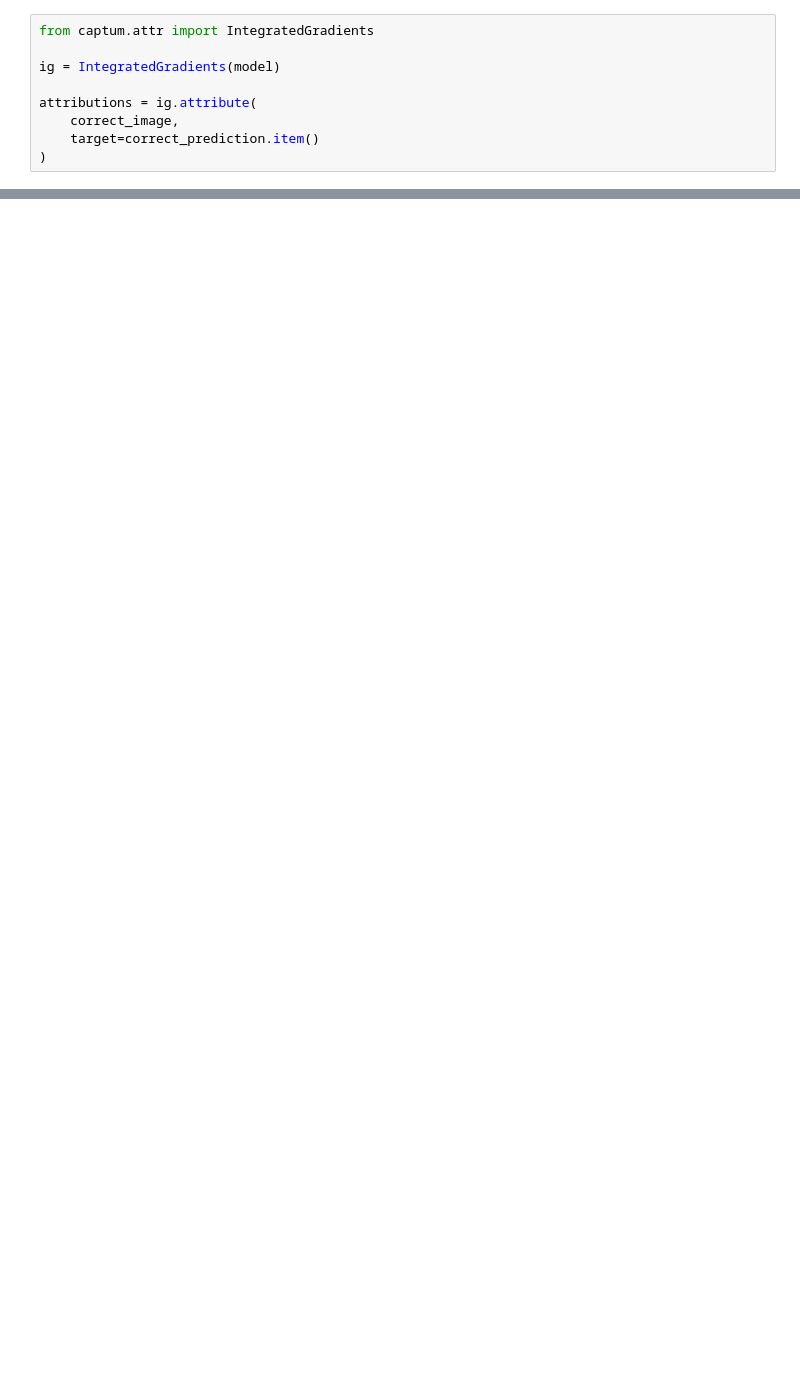
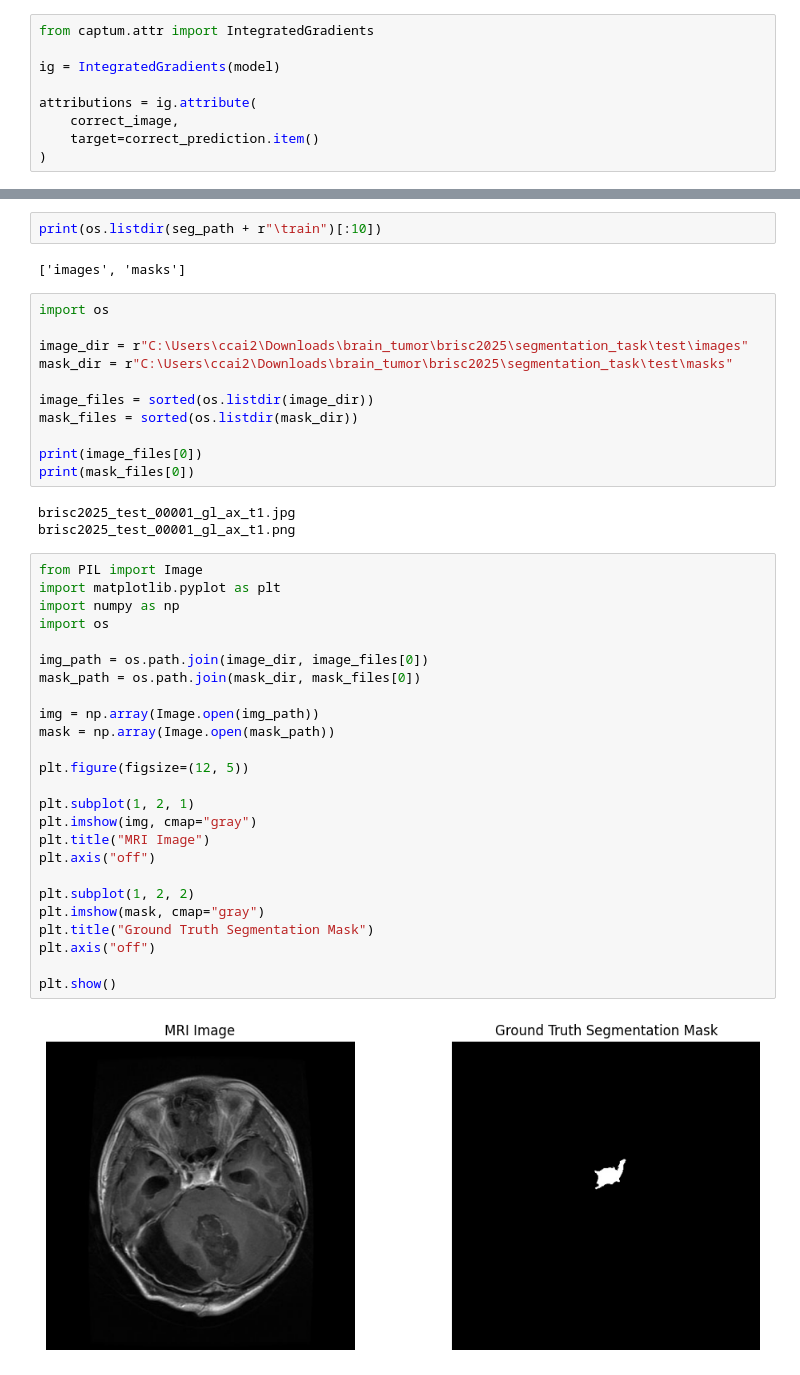
Before and after one commit to ccai2053/brisc2025-brain-tumor-project, a Jupyter notebook: notebooks/interpretability_demo.ipynb, the cells around one changed output, grey strips where cells are left out. Drawn from its saved outputs; the diff is of its cells as text; blank space fills up the shorter version.

```diff
--- a/notebooks/interpretability_demo.ipynb
+++ b/notebooks/interpretability_demo.ipynb
@@ -165,0 +193,45 @@ plt.show()
+# %%
+print(os.listdir(seg_path + r"\train")[:10])
+# %% [output]
+['images', 'masks']
+# %%
+import os
+
+image_dir = r"C:\Users\ccai2\Downloads\brain_tumor\brisc2025\segmentation_task\test\images"
+mask_dir = r"C:\Users\ccai2\Downloads\brain_tumor\brisc2025\segmentation_task\test\masks"
+
+image_files = sorted(os.listdir(image_dir))
+mask_files = sorted(os.listdir(mask_dir))
+
+print(image_files[0])
+print(mask_files[0])
+# %% [output]
+brisc2025_test_00001_gl_ax_t1.jpg
+brisc2025_test_00001_gl_ax_t1.png
+# %%
+from PIL import Image
+import matplotlib.pyplot as plt
+import numpy as np
+import os
+
+img_path = os.path.join(image_dir, image_files[0])
+mask_path = os.path.join(mask_dir, mask_files[0])
+
+img = np.array(Image.open(img_path))
+mask = np.array(Image.open(mask_path))
+
+plt.figure(figsize=(12, 5))
+
+plt.subplot(1, 2, 1)
+plt.imshow(img, cmap="gray")
+plt.title("MRI Image")
+plt.axis("off")
+
+plt.subplot(1, 2, 2)
+plt.imshow(mask, cmap="gray")
+plt.title("Ground Truth Segmentation Mask")
+plt.axis("off")
+
+plt.show()
+# %% [output]
+[figure, added]
```
Also changed, not shown: parts of 10 cells of this notebook, 2 other files.
